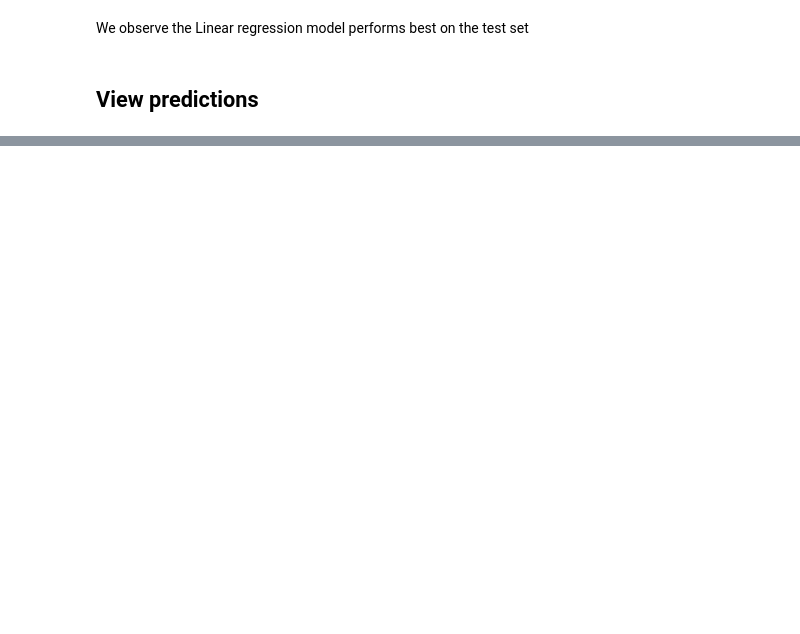
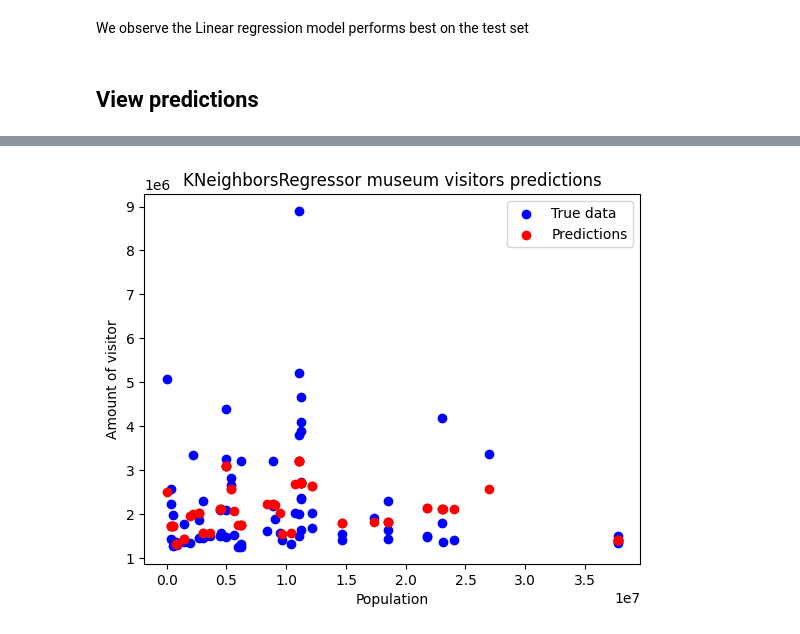
Before and after one commit to justinstarnaud/Ivado-Labs, a Jupyter notebook: mvp.ipynb, the cells around one changed output, grey strips where cells are left out. Drawn from its saved outputs; the diff is of its cells as text; code cells hidden in the pictures; blank space fills up the shorter version.

```diff
--- a/mvp.ipynb
+++ b/mvp.ipynb
@@ -140,0 +141,4 @@ utils.predict_view_model(X, y, lin_model, True)
+# %%
+utils.predict_view_model(X, y, knn_model, False)
+# %% [output]
+[figure, added]
```
Also changed, not shown: parts of 5 cells of this notebook, 3 other files.
